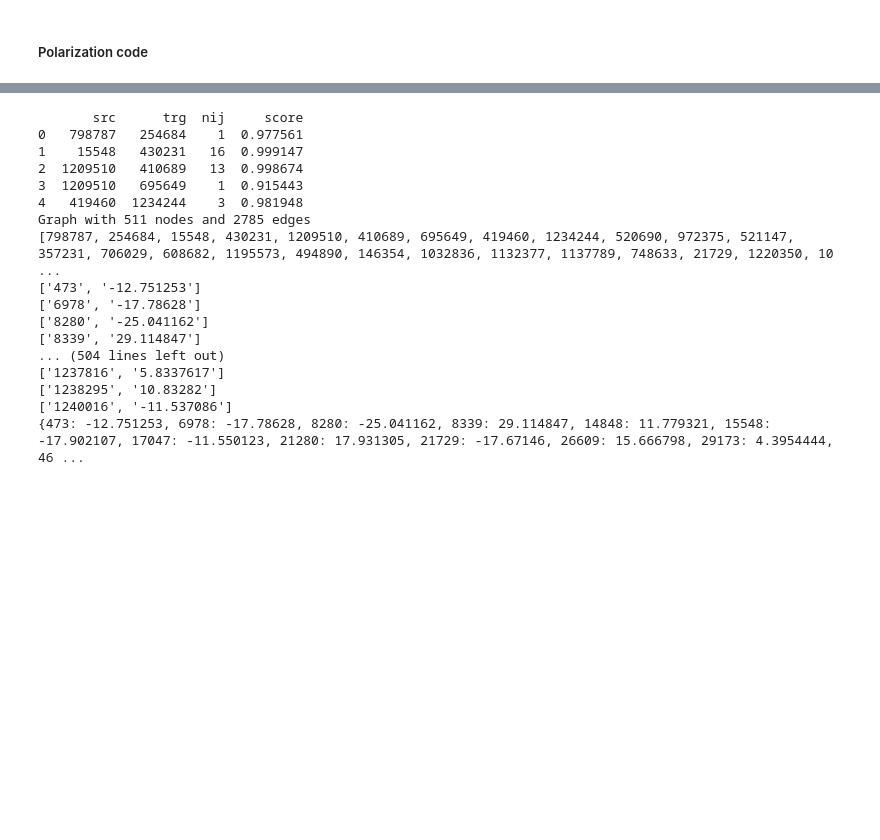
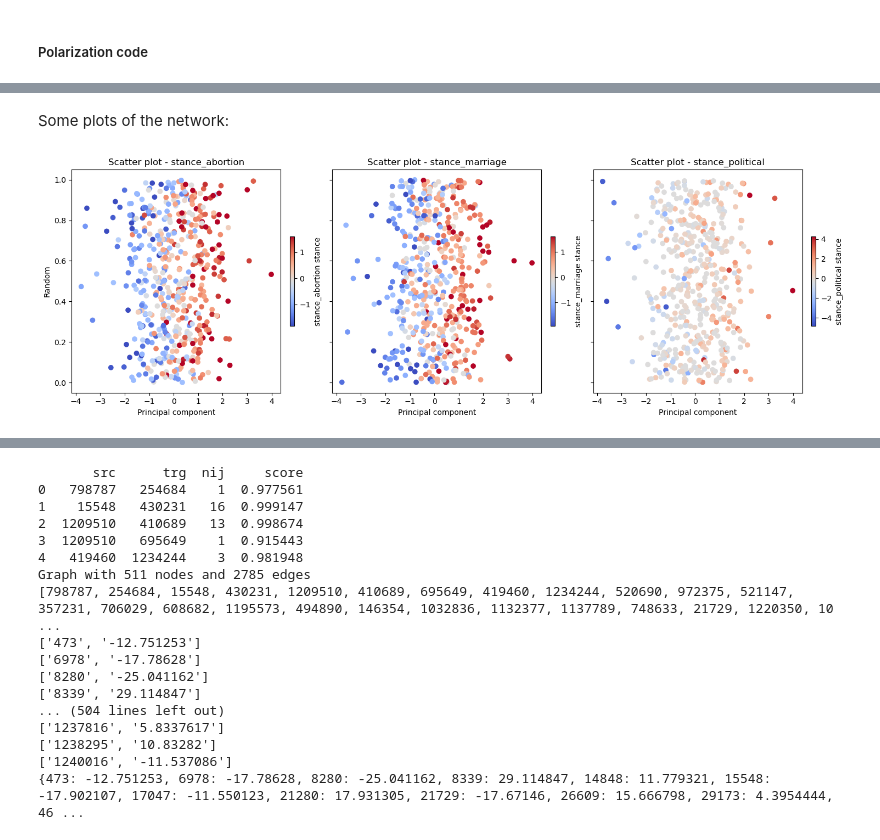
Before and after one commit to b0psheva27/BSc_project_polarization, a Jupyter notebook: notebooks/08_polarization.ipynb, the cells around one changed output, grey strips where cells are left out. Drawn from its saved outputs; the diff is of its cells as text; code cells hidden in the pictures; blank space fills up the shorter version.

Commit message:
Update 08_polarization.ipynb
Co-Authored-By: JosefineNyeng <129183050+JosefineNyeng@users.noreply.github.com>

```diff
--- a/notebooks/08_polarization.ipynb
+++ b/notebooks/08_polarization.ipynb
@@ -172,0 +180,32 @@ pfun.calc_pol2("output_network/network_filtered.csv", "output_network/user_score
+# %% [markdown]
+Some plots of the network:
+# %%
+import numpy as np
+import matplotlib.pyplot as plt
+
+def plot_c_subplot(merged_df, pc_column, color_topics):
+    num_plots = len(color_topics)
+    fig, axes = plt.subplots(1, num_plots, figsize=(5 * num_plots, 5), sharey=True)
+
+    if num_plots == 1:
+        axes = [axes]  # Ensure axes is iterable if there's only one plot
+
+    for i, (color_topic, ax) in enumerate(zip(color_topics, axes)):
+        num_users = merged_df.shape[0]
+        y_axis = np.random.rand(num_users)
+
+        scatter = ax.scatter(merged_df[pc_column], y_axis, c=merged_df[color_topic], cmap='coolwarm')
+        cbar = fig.colorbar(scatter, ax=ax, orientation='vertical', fraction=0.02, pad=0.04)
+        cbar.set_label(f'{color_topic} stance')
+
+        ax.set_xlabel('UMAP component' if pc_column == "umap_component" else 'Principal component')
+        if i == 0:
+            ax.set_ylabel('Random')  # Label only on first plot
+        ax.set_title(f'Scatter plot - {color_topic}')
+
+    plt.tight_layout()
+    plt.show()
+# %%
+plot_c_subplot(merged_df_reduced, "pca_component", ["stance_abortion", "stance_marriage", "stance_political"])
+# %% [output]
+[figure, added]
```
Also changed, not shown: parts of 9 cells of this notebook.
